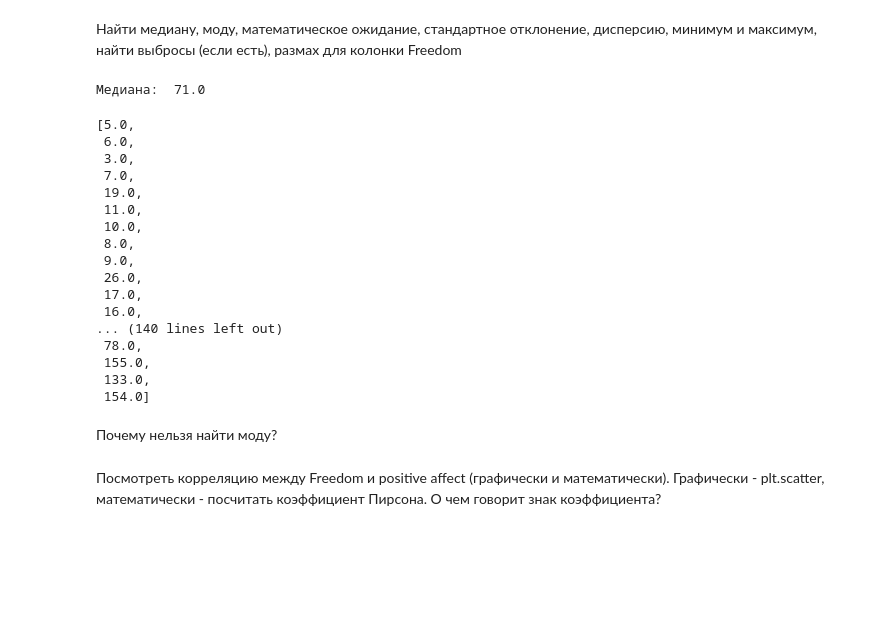
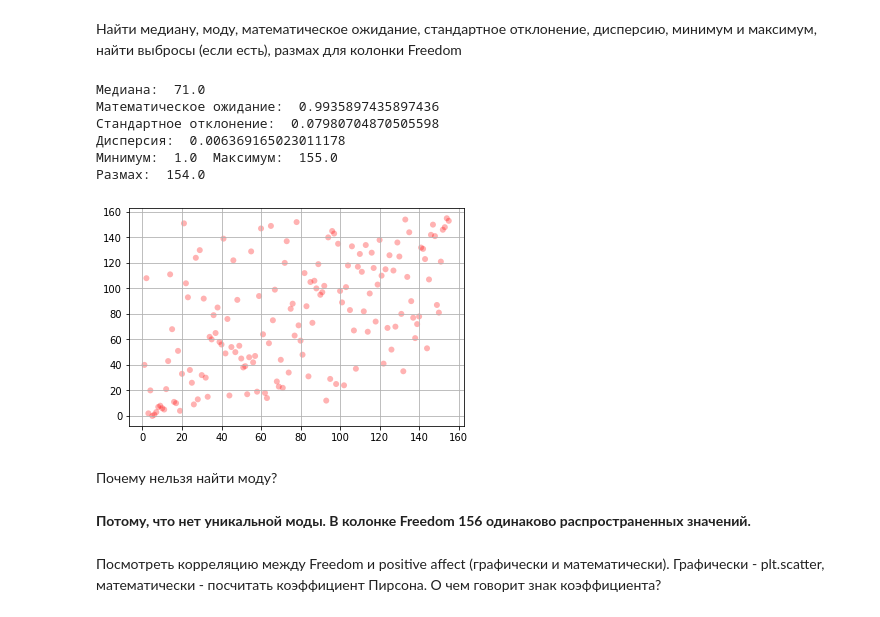
Before and after one commit to iamdenizzz/pyda-10, a Jupyter notebook: 18/homework-3.ipynb, the cells around one changed output. Drawn from its saved outputs; the diff is of its cells as text; code cells hidden in the pictures; blank space fills up the shorter version.

```diff
--- a/18/homework-3.ipynb
+++ b/18/homework-3.ipynb
@@ -71,29 +72,41 @@ sns.distplot(data['Positive affect'])
 # %% [markdown]
 Найти медиану, моду, математическое ожидание, стандартное отклонение,  дисперсию, минимум и максимум, найти выбросы (если есть), размах для колонки Freedom
-# %%
-print('Медиана: ', statistics.median(df['Freedom']))
-df['Freedom'].tolist()
-#print('Значение моды: ', statistics.mode(df['Freedom'].tolist()))
-# %% [output]
-Медиана:  71.0
-[5.0,
- 6.0,
- 3.0,
- 7.0,
- 19.0,
- 11.0,
- 10.0,
- 8.0,
- 9.0,
- 26.0,
- 17.0,
- 16.0,
-... (140 lines left out)
- 78.0,
- 155.0,
- 133.0,
- 154.0]
+# %%
+Freedom = df['Freedom'].notnull() # Уберем пустые значения
+Positive = df['Positive affect'].notnull()
+
+print('Медиана: ', statistics.median(df['Freedom']))
+#print('Значение моды: ', statistics.mode(df['Freedom']))
+
+# Моду нельзя найти потому, что нет уникальной моды. В колонке Freedom 156 одинаково распространенных значений.
+# Исходя из этого мы можем предположить, что все значения имеют одинаковую вероятность
+
+print('Математическое ожидание: ', statistics.mean(Freedom))
+
+print('Стандартное отклонение: ', statistics.pstdev(Freedom))
+
+print('Дисперсия: ', statistics.pvariance(Freedom))
+
+print('Минимум: ', min(df['Freedom']), ' Максимум: ', max(df['Freedom']))
+
+print('Размах: ', max(df['Freedom']) - min(df['Freedom']))
+
+fig, ax = plt.subplots()
+ax.scatter(df['Freedom'], df.index, c='red', alpha=0.3, edgecolors='none')
+ax.grid(True)
+
+# Как можно увдеть из графика, то определенных выбросов нет. Данные распределены равномерно.
+# %% [output]
+Медиана:  71.0
+Математическое ожидание:  0.9935897435897436
+Стандартное отклонение:  0.07980704870505598
+Дисперсия:  0.006369165023011178
+Минимум:  1.0  Максимум:  155.0
+Размах:  154.0
+[figure, added]
 # %% [markdown]
 Почему нельзя найти моду?
+# %% [markdown]
+**Потому, что нет уникальной моды. В колонке Freedom 156 одинаково распространенных значений.**
 # %% [markdown]
 Посмотреть корреляцию между Freedom и positive affect (графически и математически). Графически - plt.scatter, математически - посчитать коэффициент Пирсона. О чем говорит знак коэффициента?
```
Also changed, not shown: parts of 11 cells of this notebook, 2 other files.
